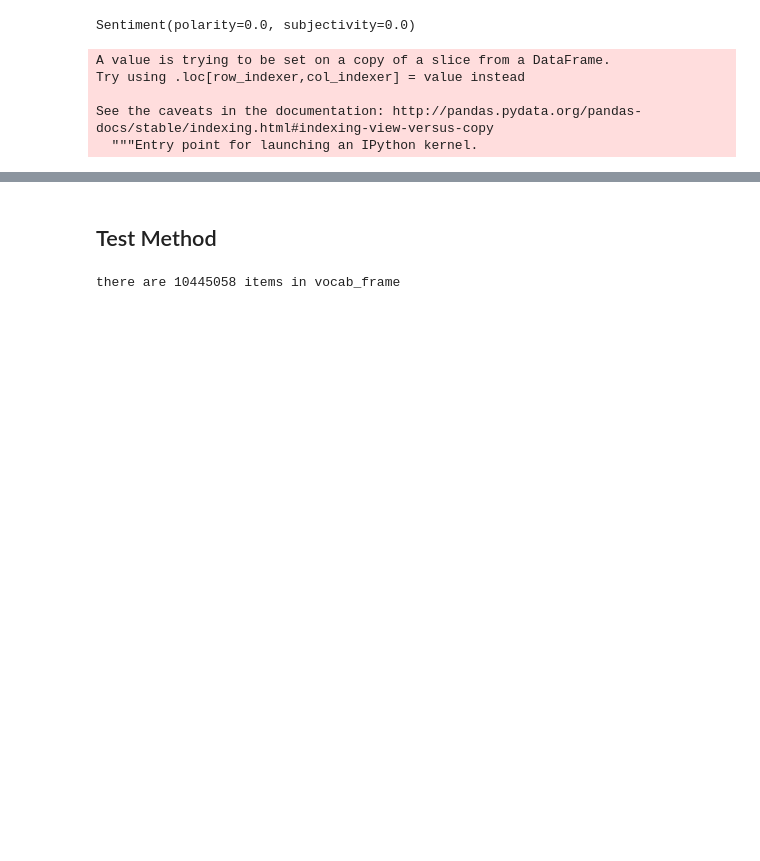
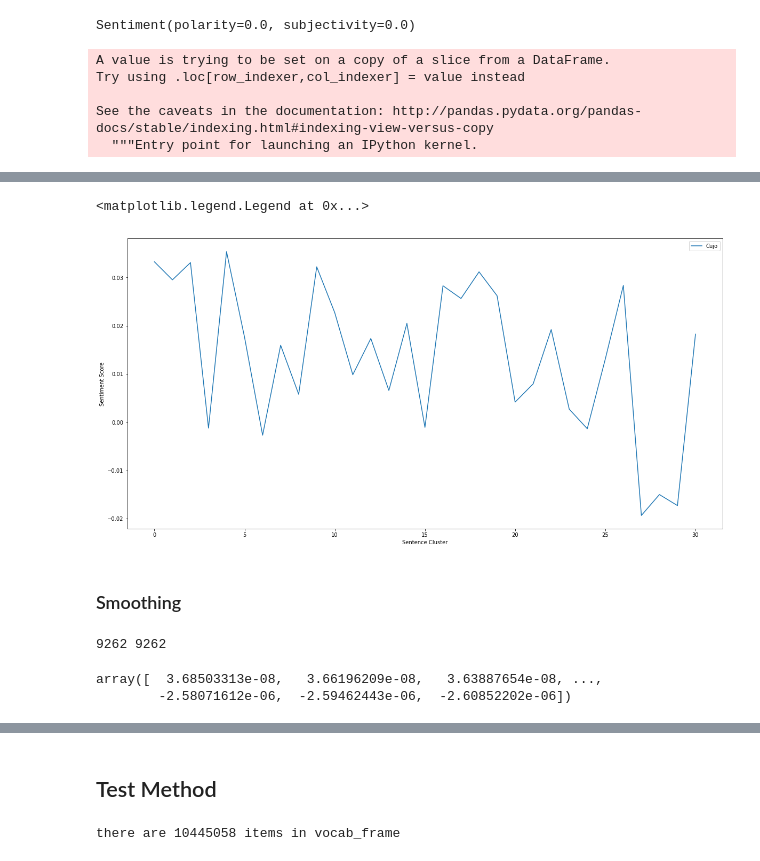
Before and after one commit to xvila/fletcher, a Jupyter notebook: data_processing.ipynb, the cells around one changed output, grey strips where cells are left out. Cells and saved outputs as stored; diff of their text form; code cells hidden in the pictures; blank space fills up the shorter version.

```diff
--- a/data_processing.ipynb
+++ b/data_processing.ipynb
@@ -547,0 +529,4 @@ sentiplot('books/Girl Who Loved Tom Gordon_ A Novel, The - Stephen King.txt','Gi
+# %%
+sent_group = []
+for x in range(0, len(sent), 300):
+     sent_group.append( sum(sent[x:x+300])/300 )
@@ -547,0 +537,23 @@ sentiplot('books/Girl Who Loved Tom Gordon_ A Novel, The - Stephen King.txt','Gi
+# %%
+title = 'Cujo'
+fig = plt.figure()
+plt.plot(sent_group,label=title)
+plt.ylabel("Sentiment Score")
+plt.xlabel("Sentence Cluster")
+plt.legend()
+# %% [output]
+<matplotlib.legend.Legend at 0x...>
+[figure, added]
+# %% [markdown]
+### Smoothing
+# %%
+lowX = list(range(1,len(sent)+1))
+print(len(sent),len(lowX))
+low_plot = lowess(sent,lowX,frac=.1,return_sorted=False)
+# %% [output]
+9262 9262
+# %%
+low_plot
+# %% [output]
+array([  3.68503313e-08,   3.66196209e-08,   3.63887654e-08, ...,
+        -2.58071612e-06,  -2.59462443e-06,  -2.60852202e-06])
```
Also changed, not shown: parts of 34 cells of this notebook.
